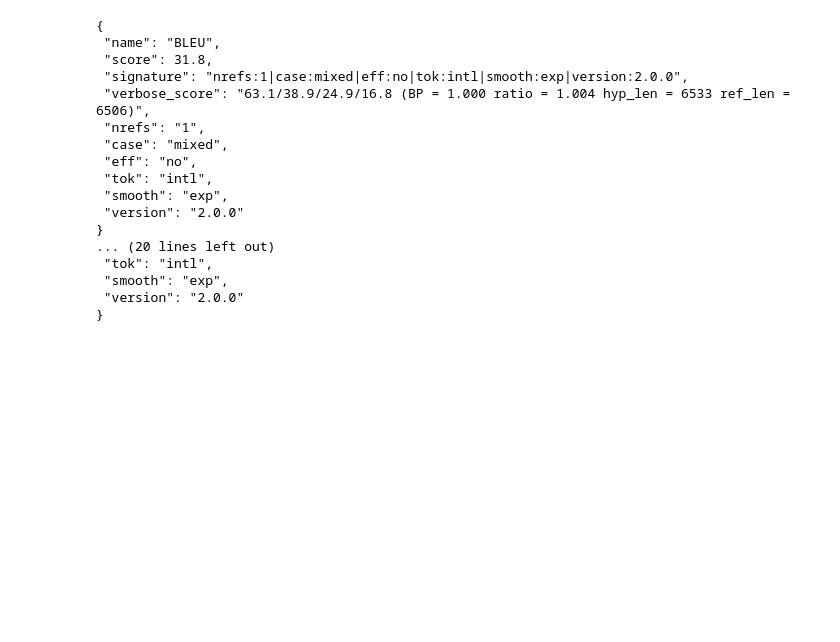
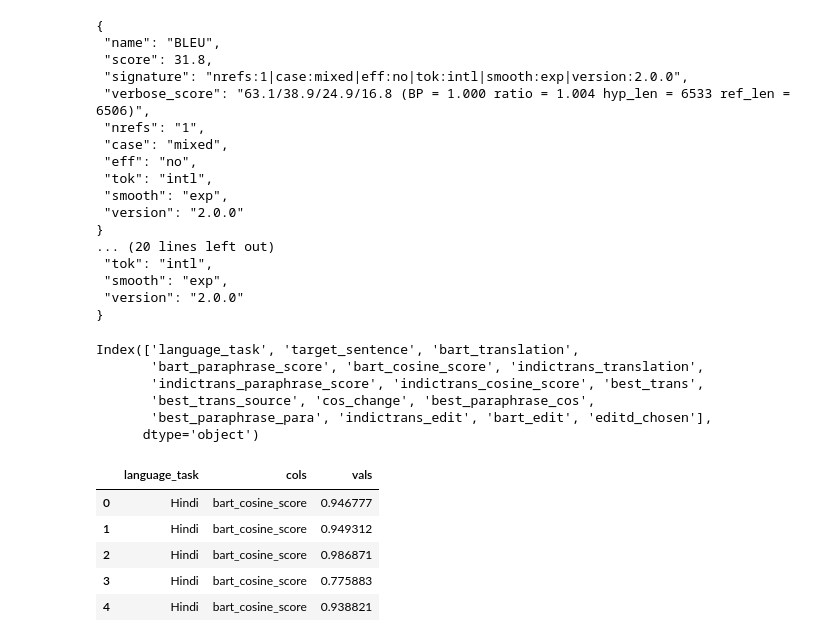
Before and after one commit to bdougall/TranQuality, a Jupyter notebook: Siam_net_trans_eval/final_record_quality_eval.ipynb, the cells around one changed output. Drawn from its saved outputs; the diff is of its cells as text; code cells hidden in the pictures; blank space fills up the shorter version.

```diff
--- a/Siam_net_trans_eval/final_record_quality_eval.ipynb
+++ b/Siam_net_trans_eval/final_record_quality_eval.ipynb
@@ -454,3 +454,12 @@ np.savetxt(D+"/predicted_text/siamese_evaluations_of_translations/ta_indict_best
  "smooth": "exp",
  "version": "2.0.0"
 }
+# %%
+mbart_chosen.columns
+# %% [output]
+Index(['language_task', 'target_sentence', 'bart_translation',
+       'bart_paraphrase_score', 'bart_cosine_score', 'indictrans_translation',
+       'indictrans_paraphrase_score', 'indictrans_cosine_score', 'best_trans',
+       'best_trans_source', 'cos_change', 'best_paraphrase_cos',
+       'best_paraphrase_para', 'indictrans_edit', 'bart_edit', 'editd_chosen'],
+      dtype='object')
@@ -456,0 +473,9 @@ np.savetxt(D+"/predicted_text/siamese_evaluations_of_translations/ta_indict_best
+# %%
+df.head()
+# %% [output]
+|  | language_task | cols | vals |
+| 0 | Hindi | bart_cosine_score | 0.946777 |
+| 1 | Hindi | bart_cosine_score | 0.949312 |
+| 2 | Hindi | bart_cosine_score | 0.986871 |
+| 3 | Hindi | bart_cosine_score | 0.775883 |
+| 4 | Hindi | bart_cosine_score | 0.938821 |
```
Also changed, not shown: parts of 6 cells of this notebook.
